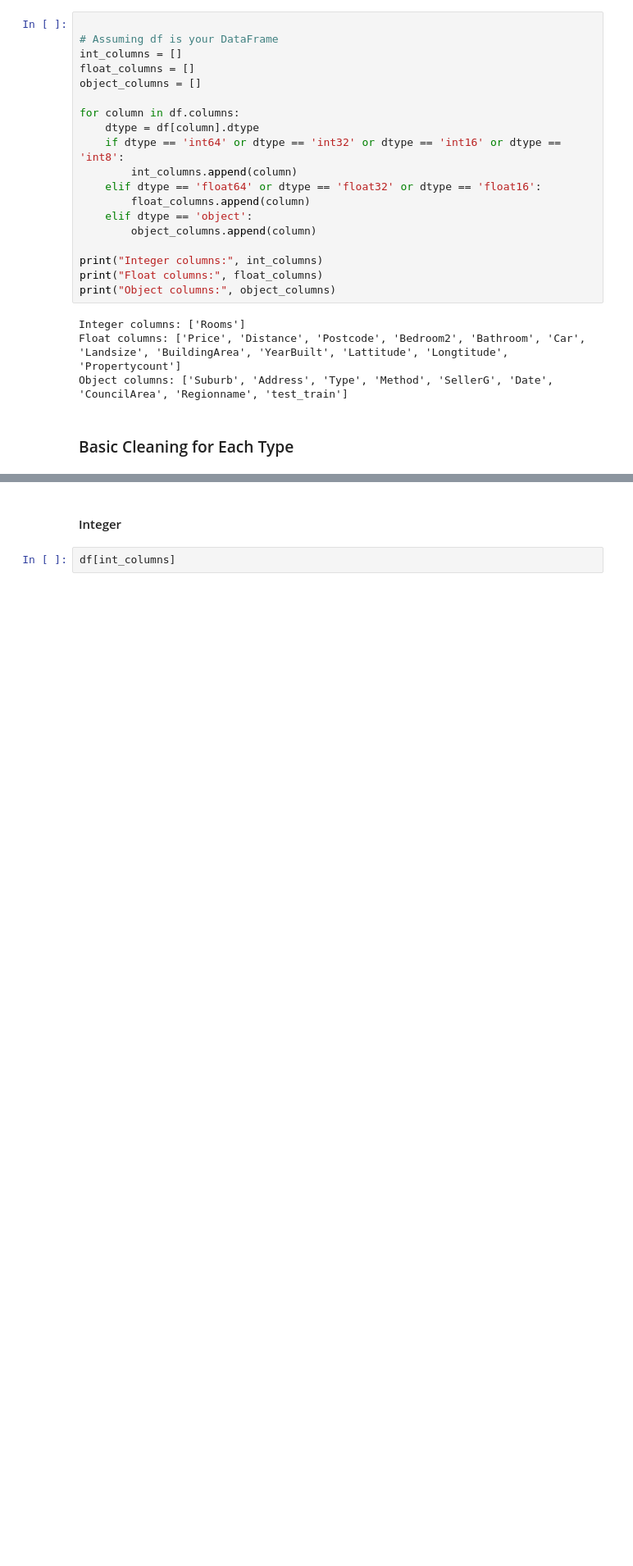
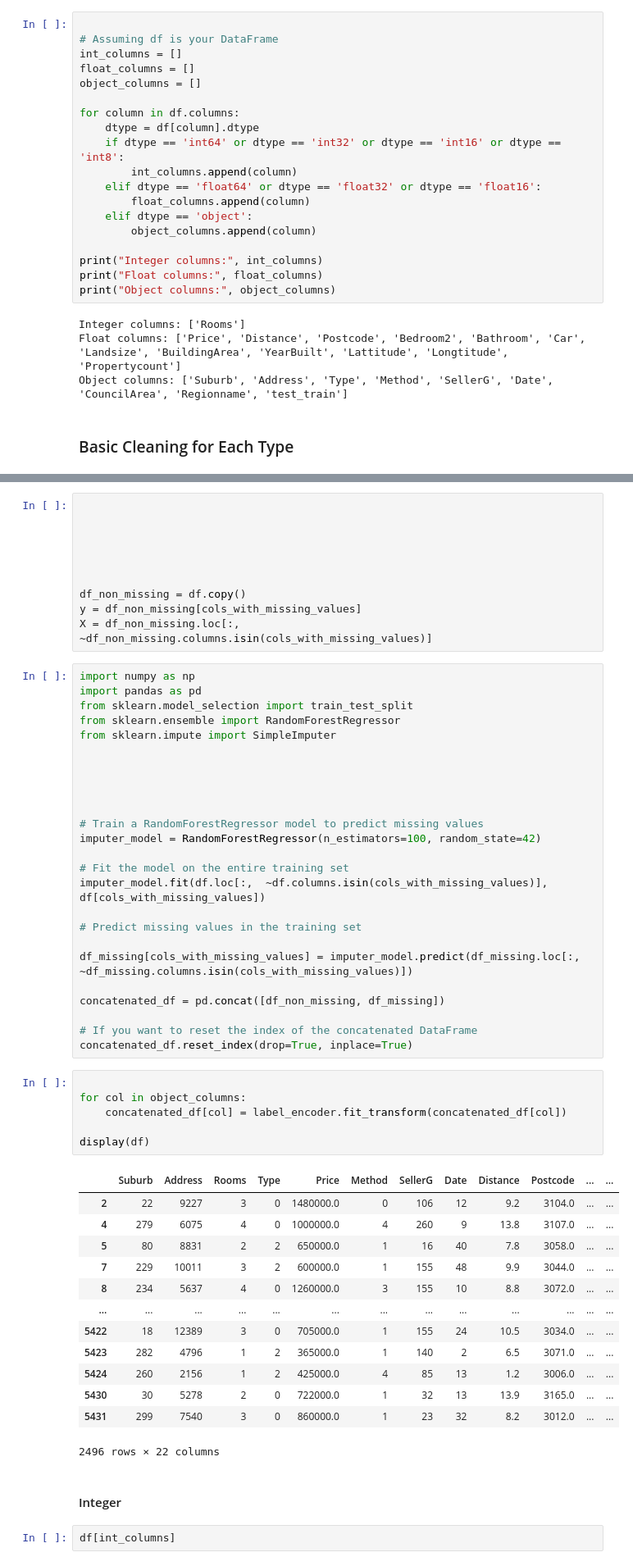
Before and after one commit to santhosh1299/house_price_prediction, a Jupyter notebook: prediction.ipynb, the cells around one changed output, grey strips where cells are left out. Shown: that part at 82% size. Drawn from its saved outputs; the diff is of its cells as text; blank space fills up the shorter version.

```diff
--- a/prediction.ipynb
+++ b/prediction.ipynb
@@ -81,3 +143,58 @@ Object columns: ['Suburb', 'Address', 'Type', 'Method', 'SellerG', 'Date', 'Coun
+# %%
+
+
+
+
+
+
+df_non_missing = df.copy()
+y = df_non_missing[cols_with_missing_values]
+X = df_non_missing.loc[:,  ~df_non_missing.columns.isin(cols_with_missing_values)]
+# %%
+import numpy as np
+import pandas as pd
+from sklearn.model_selection import train_test_split
+from sklearn.ensemble import RandomForestRegressor
+from sklearn.impute import SimpleImputer
+
+
+
+
+
+# Train a RandomForestRegressor model to predict missing values
+imputer_model = RandomForestRegressor(n_estimators=100, random_state=42)
+
+# Fit the model on the entire training set
+imputer_model.fit(df.loc[:,  ~df.columns.isin(cols_with_missing_values)], df[cols_with_missing_values])
+
+# Predict missing values in the training set
+
+df_missing[cols_with_missing_values] = imputer_model.predict(df_missing.loc[:,  ~df_missing.columns.isin(cols_with_missing_values)])
+
+concatenated_df = pd.concat([df_non_missing, df_missing])
+
+# If you want to reset the index of the concatenated DataFrame
+concatenated_df.reset_index(drop=True, inplace=True)
+# %%
+
+for col in object_columns:
+    concatenated_df[col] = label_encoder.fit_transform(concatenated_df[col])
+
+display(df)
+# %% [output]
+|  | Suburb | Address | Rooms | Type | Price | Method | SellerG | Date | Distance | Postcode | ... | ... |
+| 2 | 22 | 9227 | 3 | 0 | 1480000.0 | 0 | 106 | 12 | 9.2 | 3104.0 | ... | ... |
+| 4 | 279 | 6075 | 4 | 0 | 1000000.0 | 4 | 260 | 9 | 13.8 | 3107.0 | ... | ... |
+| 5 | 80 | 8831 | 2 | 2 | 650000.0 | 1 | 16 | 40 | 7.8 | 3058.0 | ... | ... |
+| 7 | 229 | 10011 | 3 | 2 | 600000.0 | 1 | 155 | 48 | 9.9 | 3044.0 | ... | ... |
+| 8 | 234 | 5637 | 4 | 0 | 1260000.0 | 3 | 155 | 10 | 8.8 | 3072.0 | ... | ... |
+| ... | ... | ... | ... | ... | ... | ... | ... | ... | ... | ... | ... | ... |
+| 5422 | 18 | 12389 | 3 | 0 | 705000.0 | 1 | 155 | 24 | 10.5 | 3034.0 | ... | ... |
+| 5423 | 282 | 4796 | 1 | 2 | 365000.0 | 1 | 140 | 2 | 6.5 | 3071.0 | ... | ... |
+| 5424 | 260 | 2156 | 1 | 2 | 425000.0 | 4 | 85 | 13 | 1.2 | 3006.0 | ... | ... |
+| 5430 | 30 | 5278 | 2 | 0 | 722000.0 | 1 | 32 | 13 | 13.9 | 3165.0 | ... | ... |
+| 5431 | 299 | 7540 | 3 | 0 | 860000.0 | 1 | 23 | 32 | 8.2 | 3012.0 | ... | ... |
+2496 rows × 22 columns
 # %% [markdown]
 #### Integer
 # %%
```
Also changed, not shown: parts of 10 cells of this notebook.
